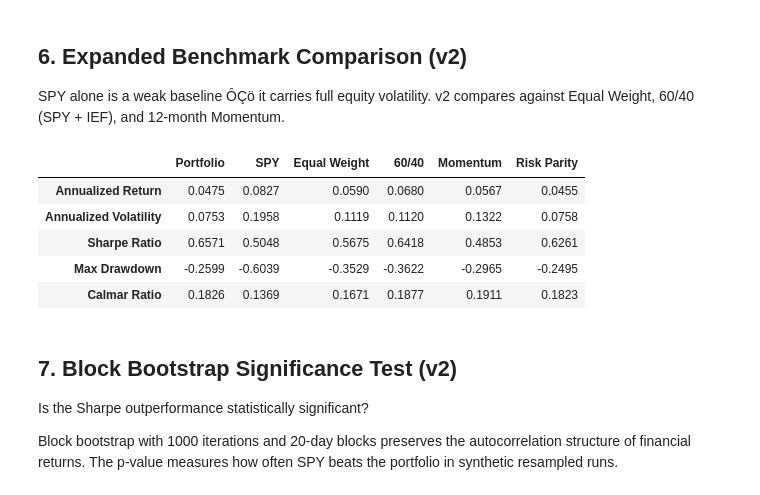
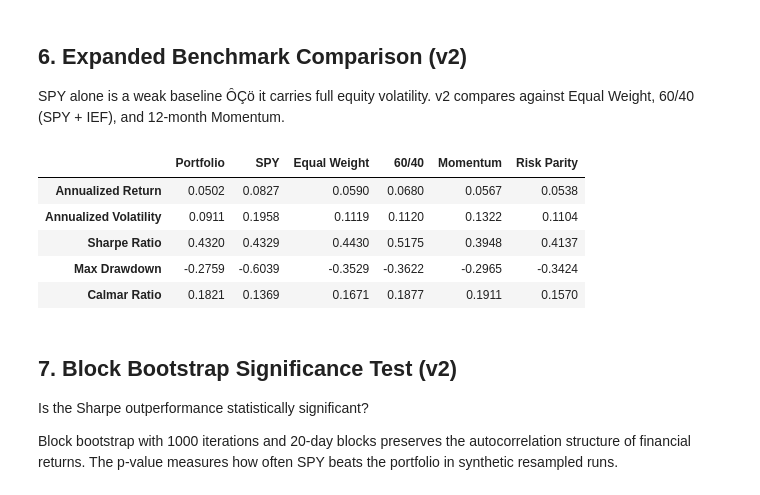
Before and after one commit to AbdelkrimCode/regime-adaptive-portfolio, a Jupyter notebook: notebooks/exploration.ipynb, the cells around one changed output. Drawn from its saved outputs; the diff is of its cells as text; code cells hidden in the pictures.

Commit message:
fix(notebook): add rf to compute_all and run_bootstrap, replace IID with block resampling, update stale numbers

```diff
--- a/notebooks/exploration.ipynb
+++ b/notebooks/exploration.ipynb
@@ -239,6 +239,7 @@ FileNotFoundError: No such file or directory: '../data/state_selection.png'
 SPY alone is a weak baseline ÔÇö it carries full equity volatility.
 v2 compares against Equal Weight, 60/40 (SPY + IEF), and 12-month Momentum.
 # %%
+from data.risk_free import fetch_risk_free
 from backtest.benchmark import (
     get_equal_weight_equity,
     get_sixty_forty_equity,
@@ -246,44 +247,45 @@ from backtest.benchmark import (
     get_risk_parity_equity
 )
 from backtest.metrics import compute_all
 
 backtest = pd.read_parquet('../data/backtest_results.parquet')
 returns  = pd.read_parquet('../data/processed/returns.parquet')
 common   = returns.index.intersection(backtest.index)
 returns  = returns.loc[common]
 
 spy_returns        = returns['SPY']
 spy_equity         = (1 + spy_returns).cumprod()
 ew_returns,  ew_equity  = get_equal_weight_equity(returns)
 sf_returns,  sf_equity  = get_sixty_forty_equity(returns)
 mom_returns, mom_equity = get_momentum_equity(returns)
 rp_returns,  rp_equity  = get_risk_parity_equity(returns)
+rf = fetch_risk_free()
 
 metrics_df = pd.DataFrame({
-    'Portfolio':    compute_all(backtest['portfolio_return'], backtest['equity']),
-    'SPY':          compute_all(spy_returns, spy_equity),
-    'Equal Weight': compute_all(ew_returns, ew_equity),
-    '60/40':        compute_all(sf_returns, sf_equity),
-    'Momentum':     compute_all(mom_returns, mom_equity),
-    'Risk Parity':  compute_all(rp_returns, rp_equity),
+    'Portfolio':    compute_all(backtest['portfolio_return'], backtest['equity'], rf=rf),
+    'SPY':          compute_all(spy_returns, spy_equity, rf=rf),
+    'Equal Weight': compute_all(ew_returns, ew_equity, rf=rf),
+    '60/40':        compute_all(sf_returns, sf_equity, rf=rf),
+    'Momentum':     compute_all(mom_returns, mom_equity, rf=rf),
+    'Risk Parity':  compute_all(rp_returns, rp_equity, rf=rf),
 })
 
 metrics_df.index = [
     'Annualized Return',
     'Annualized Volatility',
     'Sharpe Ratio',
     'Max Drawdown',
     'Calmar Ratio'
 ]
 
 metrics_df
 # %% [output]
 |  | Portfolio | SPY | Equal Weight | 60/40 | Momentum | Risk Parity |
-| Annualized Return | 0.0475 | 0.0827 | 0.0590 | 0.0680 | 0.0567 | 0.0455 |
-| Annualized Volatility | 0.0753 | 0.1958 | 0.1119 | 0.1120 | 0.1322 | 0.0758 |
-| Sharpe Ratio | 0.6571 | 0.5048 | 0.5675 | 0.6418 | 0.4853 | 0.6261 |
-| Max Drawdown | -0.2599 | -0.6039 | -0.3529 | -0.3622 | -0.2965 | -0.2495 |
-| Calmar Ratio | 0.1826 | 0.1369 | 0.1671 | 0.1877 | 0.1911 | 0.1823 |
+| Annualized Return | 0.0502 | 0.0827 | 0.0590 | 0.0680 | 0.0567 | 0.0538 |
+| Annualized Volatility | 0.0911 | 0.1958 | 0.1119 | 0.1120 | 0.1322 | 0.1104 |
+| Sharpe Ratio | 0.4320 | 0.4329 | 0.4430 | 0.5175 | 0.3948 | 0.4137 |
+| Max Drawdown | -0.2759 | -0.6039 | -0.3529 | -0.3622 | -0.2965 | -0.3424 |
+| Calmar Ratio | 0.1821 | 0.1369 | 0.1671 | 0.1877 | 0.1911 | 0.1570 |
 # %% [markdown]
 ## 7. Block Bootstrap Significance Test (v2)
 
```
Also changed, not shown: parts of 16 cells of this notebook.
